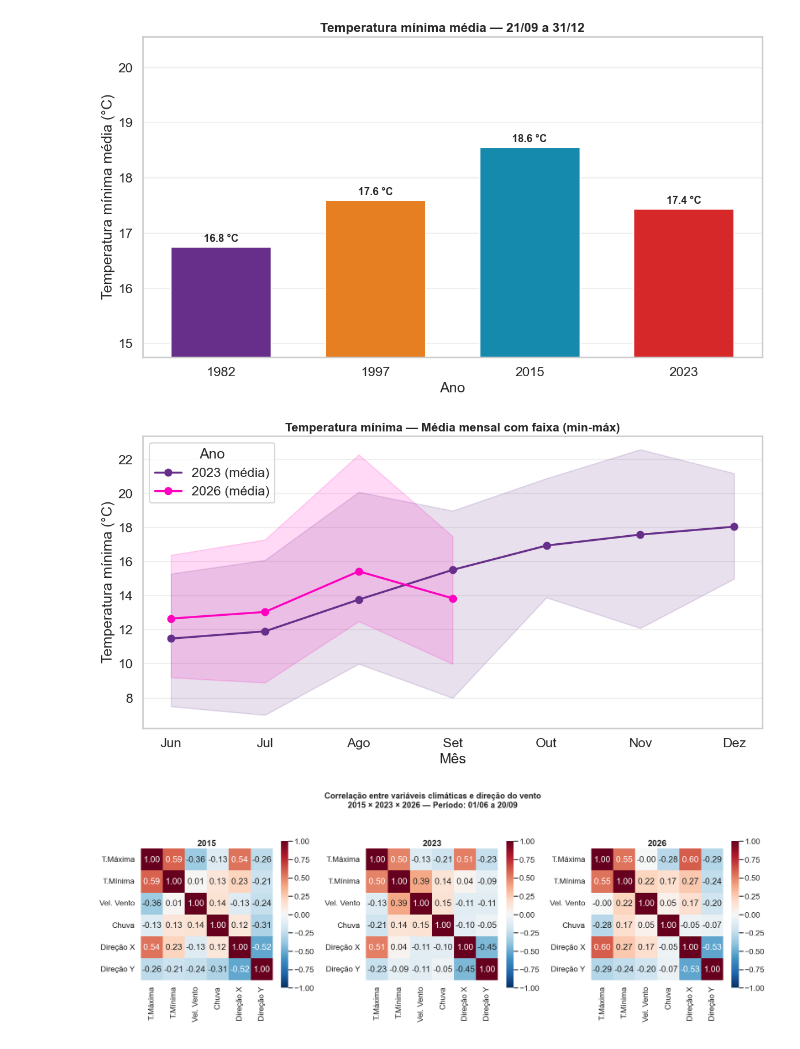
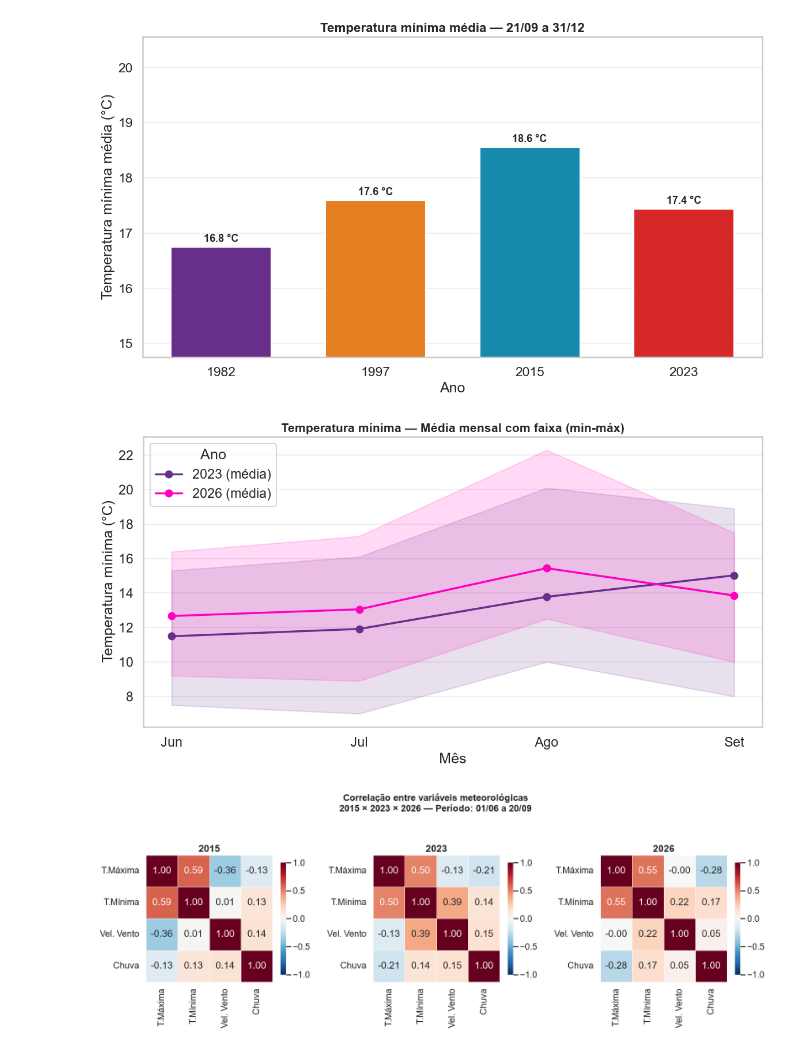
Before and after one commit to gziinx/El_nino, a Jupyter notebook: comparacao_minimatemp.ipynb, the cells around one changed output. Saved outputs shown, nothing was run; the diff lists cells and outputs as text; code cells hidden in the pictures.

```diff
--- a/comparacao_minimatemp.ipynb
+++ b/comparacao_minimatemp.ipynb
@@ -746,7 +746,7 @@ c = pd.read_csv(
 
 a = a[
     (a["Data"] >= "2023-06-01") &
-    (a["Data"] <= "2023-12-31")
+    (a["Data"] <= "2023-09-20")
 ].copy()
 
 # ============================================================
@@ -767,20 +767,14 @@ meses_nome = {
     6: "Jun",
     7: "Jul",
     8: "Ago",
-    9: "Set",
-    10: "Out",
-    11: "Nov",
-    12: "Dez"
+    9: "Set"
 }
 
 mes_ordem = [
     "Jun",
     "Jul",
     "Ago",
-    "Set",
-    "Out",
-    "Nov",
-    "Dez"
+    "Set"
 ]
 
 a["mes_nome"] = a["Mes"].map(meses_nome)
@@ -918,7 +912,7 @@ plt.savefig(
 
 plt.show()
 # %% [output]
-[figure, old version]
+[figure, new version]
 # %%
 sns.set_theme(style="white", context="talk")
 
@@ -939,7 +933,7 @@ CORES = {
 anos = [2015, 2023, 2026]
 
 # ============================================================
-# PERÍODO — ALTERE AQUI
+# PERÍODO
 # ============================================================
 
 dia_inicio = 1
@@ -956,18 +950,14 @@ variaveis = [
     "Temperatura_maxima",
     "Temperatura_minima",
     "Velocidade_vento",
-    "Soma_chuva",
-    "Direcao_X",
-    "Direcao_Y"
+    "Soma_chuva"
 ]
 
 nomes_curtos = [
     "T.Máxima",
     "T.Mínima",
     "Vel. Vento",
-    "Chuva",
-    "Direção X",
-    "Direção Y"
+    "Chuva"
 ]
 
 # ============================================================
@@ -992,9 +982,13 @@ for ano in anos:
     else:
 
         caminho = (
-            f"arquivos/gold/"
+            "arquivos/gold/"
             f"sp_{ano}_0101_1231_gold.csv"
         )
+
+    # ========================================================
+    # LEITURA
+    # ========================================================
 
     df = pd.read_csv(
         caminho,
@@ -1023,21 +1017,6 @@ for ano in anos:
     ].copy()
 
     # ========================================================
-    # DIREÇÃO DO VENTO
-    # ========================================================
-
-    # Direcao_vento = ângulo em graus
-
-    angulo_rad = np.deg2rad(
-        df["Direcao_vento"]
-    )
-
-    # Componentes circulares da direção
-
-    df["Direcao_X"] = np.cos(angulo_rad)
-    df["Direcao_Y"] = np.sin(angulo_rad)
-
-    # ========================================================
     # MATRIZ DE CORRELAÇÃO
     # ========================================================
 
@@ -1055,7 +1034,7 @@ for ano in anos:
 fig, axes = plt.subplots(
     1,
     3,
-    figsize=(20, 7)
+    figsize=(18, 6)
 )
 
 # ============================================================
@@ -1073,6 +1052,7 @@ for ax, ano in zip(axes, anos):
         vmax=1,
         ax=ax,
         square=True,
+        linewidths=0.5,
         cbar_kws={
             "shrink": 0.8
         }
@@ -1080,33 +1060,42 @@ for ax, ano in zip(axes, anos):
 
     ax.set_title(
         str(ano),
         fontsize=18,
         fontweight="bold"
     )
 
+    ax.set_xlabel("")
+    ax.set_ylabel("")
+
 # ============================================================
 # TÍTULO
 # ============================================================
 
 fig.suptitle(
-    "Correlação entre variáveis climáticas e direção do vento\n"
+    "Correlação entre variáveis meteorológicas\n"
     "2015 × 2023 × 2026 — Período: 01/06 a 20/09",
     fontsize=17,
     fontweight="bold"
 )
 
-plt.tight_layout()
+# ============================================================
+# AJUSTES
+# ============================================================
+
+plt.tight_layout(
+    rect=[0, 0, 1, 0.92]
+)
 
 # ============================================================
 # SALVAR
 # ============================================================
 
 plt.savefig(
     "p8_c_matriz_correlacao_2015_2023_2026.png",
     dpi=150,
     bbox_inches="tight"
 )
 
 plt.show()
 # %% [output]
-[figure, old version]
+[figure, new version]
```
Also changed, not shown: 5 other files.
